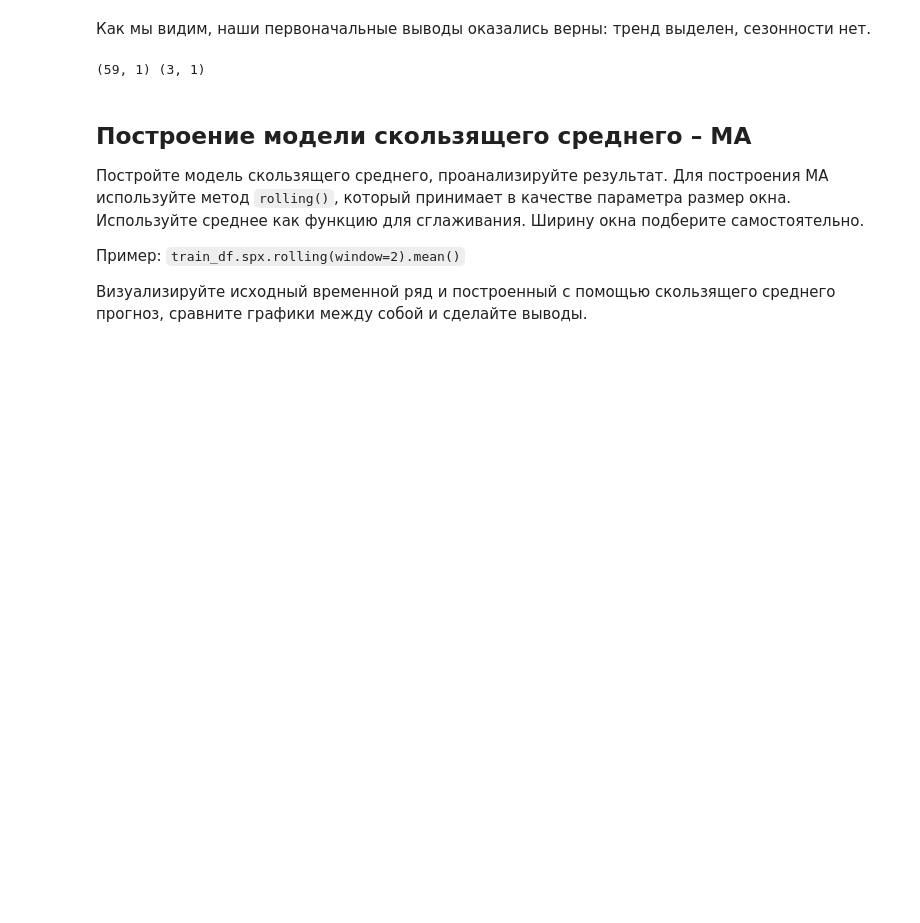
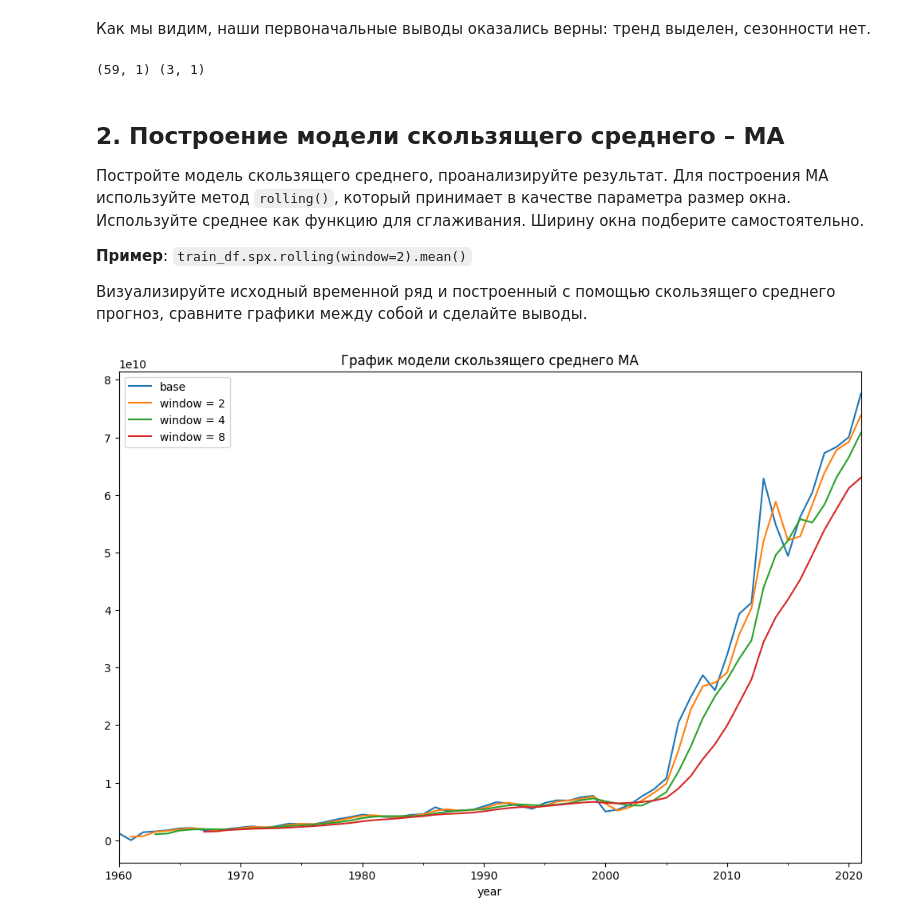
Before and after one commit to botovalex/SFDC, a Jupyter notebook: ML_in_business/ML-13_project_ABotov.ipynb, the cells around one changed output. Cells and saved outputs as stored; diff of their text form; code cells hidden in the pictures; blank space fills up the shorter version.

```diff
--- a/ML_in_business/ML-13_project_ABotov.ipynb
+++ b/ML_in_business/ML-13_project_ABotov.ipynb
@@ -62,10 +64,22 @@ print(train_df.shape, test_df.shape)
 # %% [output]
 (59, 1) (3, 1)
 # %% [markdown]
-## Построение модели скользящего среднего – MA
+## 2. Построение модели скользящего среднего – MA
 
 Постройте модель скользящего среднего, проанализируйте результат. Для построения MA используйте метод `rolling()`, который принимает в качестве параметра размер окна. Используйте среднее как функцию для сглаживания. Ширину окна подберите самостоятельно.
 
-Пример: `train_df.spx.rolling(window=2).mean()`
+**Пример**: `train_df.spx.rolling(window=2).mean()`
 
 Визуализируйте исходный временной ряд и построенный с помощью скользящего среднего прогноз, сравните графики между собой и сделайте выводы.
+# %%
+fig = plt.figure(figsize=(12,8))
+ax = fig.add_subplot()
+df.plot(ax=ax)
+df.gdp.rolling(window=2).mean().plot(ax=ax)
+df.gdp.rolling(window=4).mean().plot(ax=ax)
+df.gdp.rolling(window=8).mean().plot(ax=ax)
+ax.legend(['base', 'window = 2', 'window = 4', 'window = 8'])
+ax.set_title('График модели скользящего среднего MA')
+plt.show()
+# %% [output]
+[figure, added]
```
Also changed, not shown: parts of 16 cells of this notebook.
